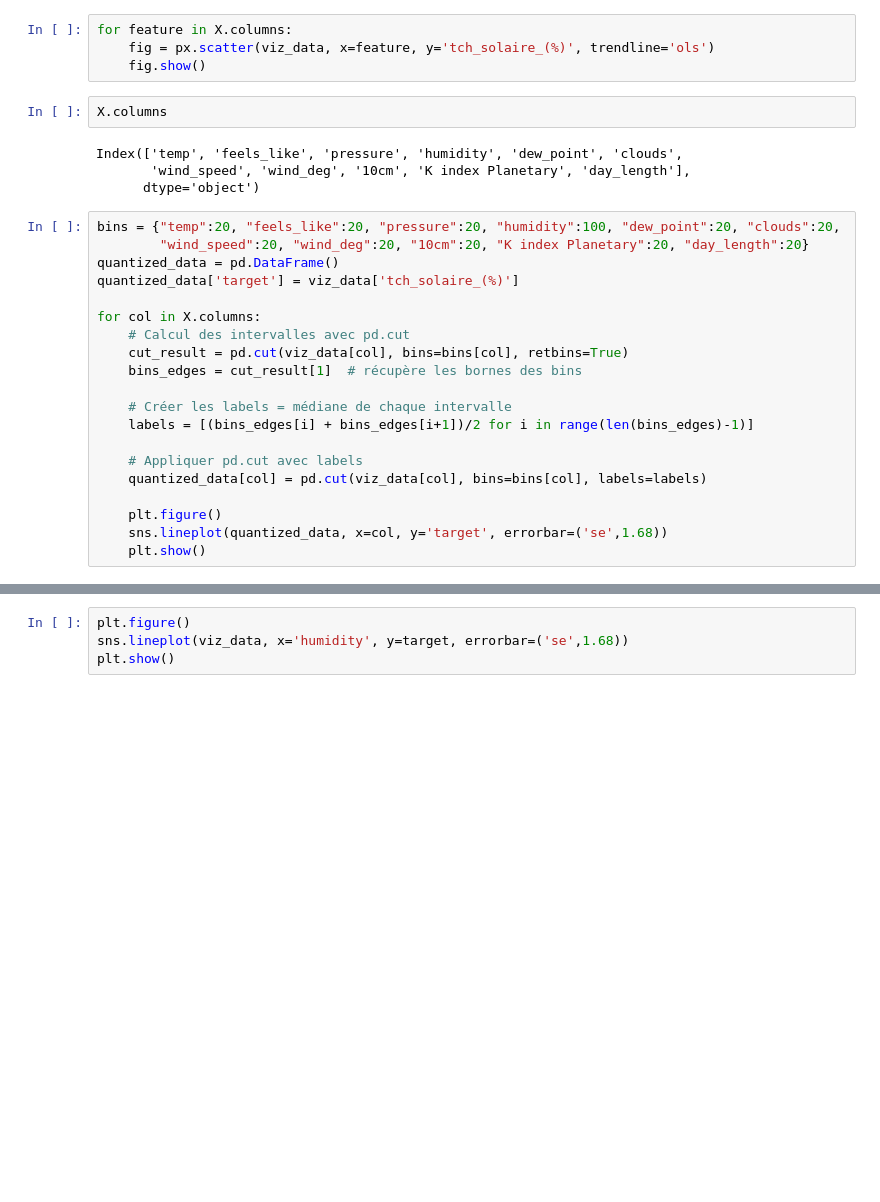
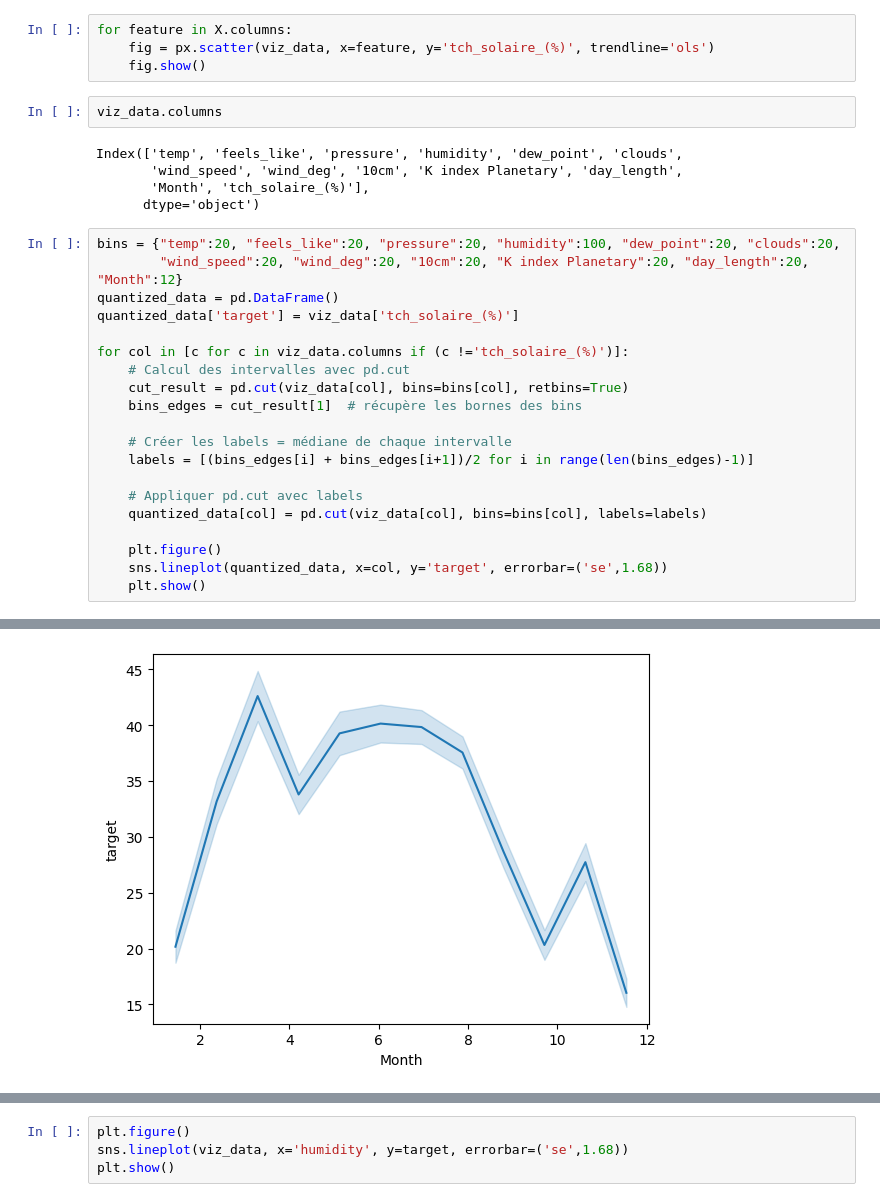
Before and after one commit to Sheikoh/REnergies_efficiency_prediction, a Jupyter notebook: code/02_Modeles/data_exploration.ipynb, the cells around one changed output, grey strips where cells are left out. Drawn from its saved outputs; the diff is of its cells as text; blank space fills up the shorter version.

```diff
--- a/code/02_Modeles/data_exploration.ipynb
+++ b/code/02_Modeles/data_exploration.ipynb
@@ -135,40 +119,42 @@ for feature in X.columns:
     fig = px.scatter(viz_data, x=feature, y='tch_solaire_(%)', trendline='ols')
     fig.show()
 # %%
-X.columns
+viz_data.columns
 # %% [output]
 Index(['temp', 'feels_like', 'pressure', 'humidity', 'dew_point', 'clouds',
-       'wind_speed', 'wind_deg', '10cm', 'K index Planetary', 'day_length'],
+       'wind_speed', 'wind_deg', '10cm', 'K index Planetary', 'day_length',
+       'Month', 'tch_solaire_(%)'],
       dtype='object')
 # %%
 bins = {"temp":20, "feels_like":20, "pressure":20, "humidity":100, "dew_point":20, "clouds":20,
-        "wind_speed":20, "wind_deg":20, "10cm":20, "K index Planetary":20, "day_length":20}
+        "wind_speed":20, "wind_deg":20, "10cm":20, "K index Planetary":20, "day_length":20, "Month":12}
 quantized_data = pd.DataFrame()
 quantized_data['target'] = viz_data['tch_solaire_(%)']
 
-for col in X.columns:
+for col in [c for c in viz_data.columns if (c !='tch_solaire_(%)')]:
     # Calcul des intervalles avec pd.cut
     cut_result = pd.cut(viz_data[col], bins=bins[col], retbins=True)
     bins_edges = cut_result[1]  # récupère les bornes des bins
 
     # Créer les labels = médiane de chaque intervalle
     labels = [(bins_edges[i] + bins_edges[i+1])/2 for i in range(len(bins_edges)-1)]
 
     # Appliquer pd.cut avec labels
     quantized_data[col] = pd.cut(viz_data[col], bins=bins[col], labels=labels)
 
     plt.figure()
     sns.lineplot(quantized_data, x=col, y='target', errorbar=('se',1.68))
     plt.show()
 # %% [output]
 [figure]
 [figure]
 [figure]
 [figure]
 [figure]
 [figure]
 [figure]
 [figure]
 [figure]
 [figure]
 [figure]
+[figure, added]
```
Also changed, not shown: parts of 10 cells of this notebook, 3 other files.
